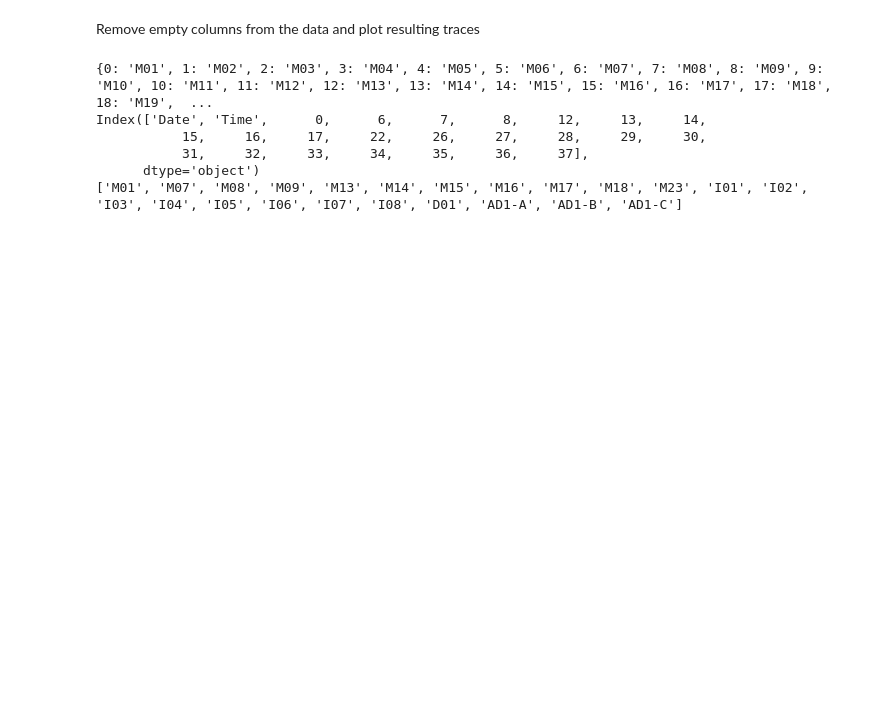
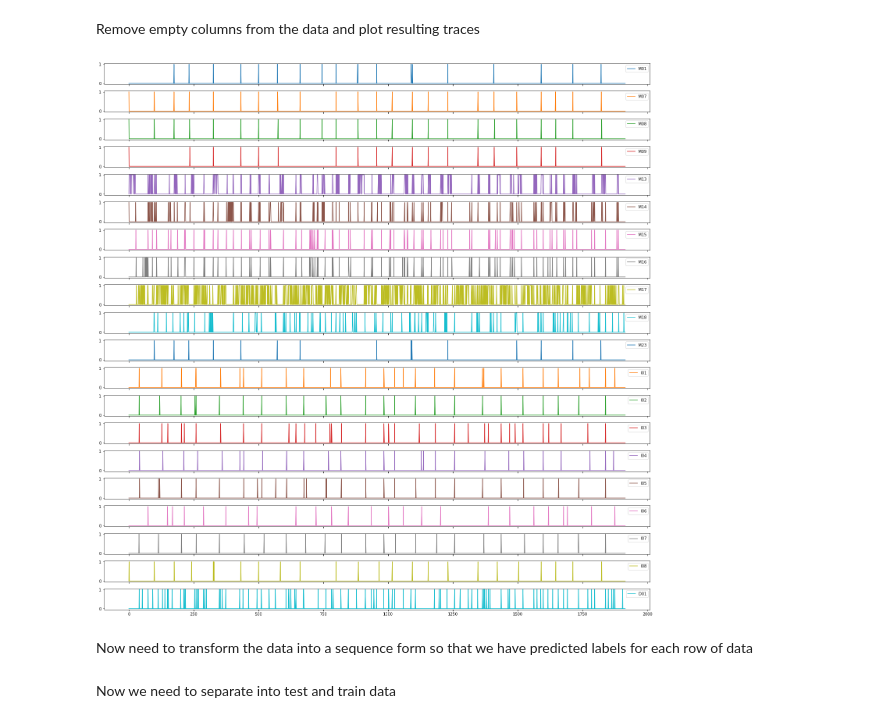
Before and after one commit to ChristinaSpanellis/AAL_ICL, a Jupyter notebook: DataCleaner.ipynb, the cells around one changed output. Cells and saved outputs as stored; diff of their text form; code cells hidden in the pictures; blank space fills up the shorter version.

```diff
--- a/DataCleaner.ipynb
+++ b/DataCleaner.ipynb
@@ -168,23 +142,16 @@ Irrelevant columns are:  [1, 2, 3, 4, 5, 9, 10, 11, 18, 19, 20, 21, 23, 24, 25]
 # %% [markdown]
 Remove empty columns from the data and plot resulting traces
 # %%
-# new_data.drop(empty_columns, axis=1, inplace=True)
+new_data.drop(empty_columns, axis=1, inplace=True)
 reversed_mapping = {y: x for x, y in replacement_mapping_dict.items()}
-print(reversed_mapping)
+changed_legend = new_data.rename(columns = reversed_mapping)
 for column in empty_columns:
     reversed_mapping.pop(column)
-legend = []
-for columnn in new_data.columns:
-    if (columnn!="Date" and columnn!="Time"):
-        legend.append(reversed_mapping[columnn])
-new_data.plot(subplots=True, figsize=(20,20))
-pyplot.legend(legend)
+
+changed_legend.plot(subplots=True, figsize=(20,20))
 pyplot.tight_layout()
 pyplot.savefig("plots/CleanedData.png", format="png", dpi=1200)
 # %% [output]
-{0: 'M01', 1: 'M02', 2: 'M03', 3: 'M04', 4: 'M05', 5: 'M06', 6: 'M07', 7: 'M08', 8: 'M09', 9: 'M10', 10: 'M11', 11: 'M12', 12: 'M13', 13: 'M14', 14: 'M15', 15: 'M16', 16: 'M17', 17: 'M18', 18: 'M19',  ...
-Index(['Date', 'Time',      0,      6,      7,      8,     12,     13,     14,
-           15,     16,     17,     22,     26,     27,     28,     29,     30,
-           31,     32,     33,     34,     35,     36,     37],
-      dtype='object')
-['M01', 'M07', 'M08', 'M09', 'M13', 'M14', 'M15', 'M16', 'M17', 'M18', 'M23', 'I01', 'I02', 'I03', 'I04', 'I05', 'I06', 'I07', 'I08', 'D01', 'AD1-A', 'AD1-B', 'AD1-C']
+[figure, added]
+# %% [markdown]
+Now need to transform the data into a sequence form so that we have predicted labels for each row of data
@@ -190,0 +179,2 @@ Index(['Date', 'Time',      0,      6,      7,      8,     12,     13,     14,
+# %% [markdown]
+Now we need to separate into test and train data
```
Also changed, not shown: parts of 9 cells of this notebook, 1 other file.
